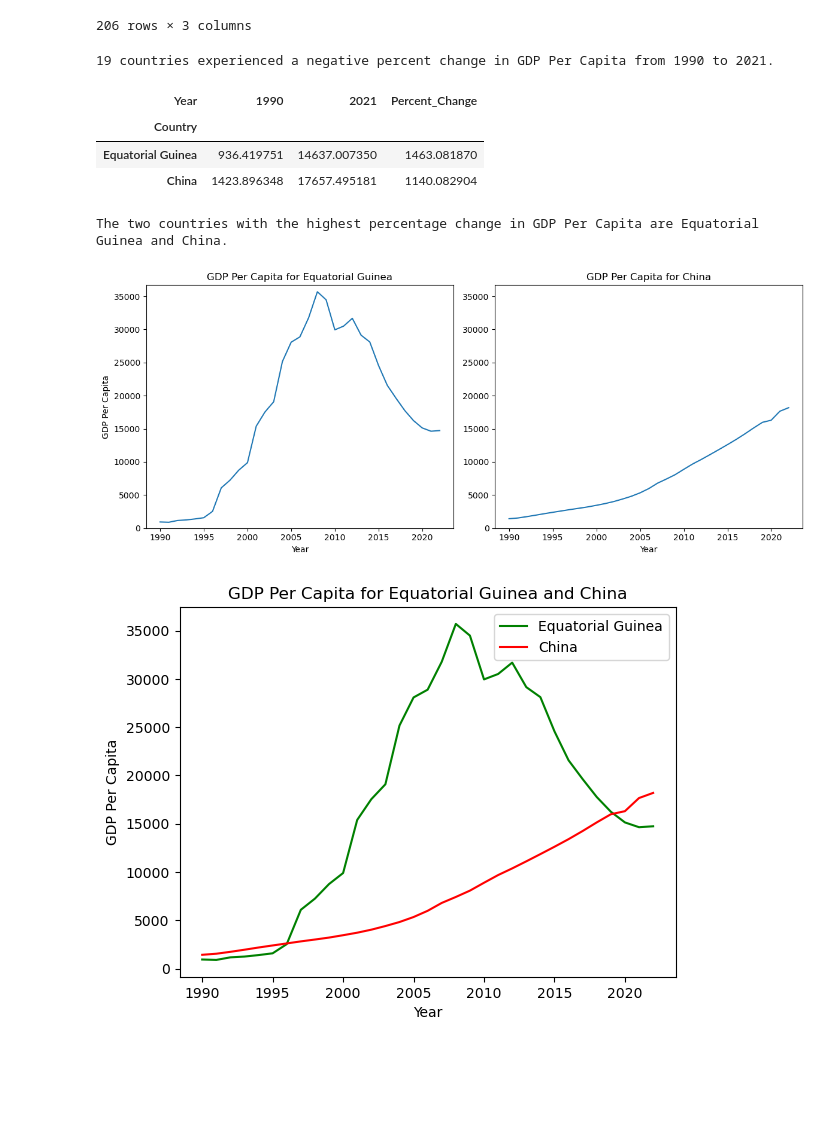
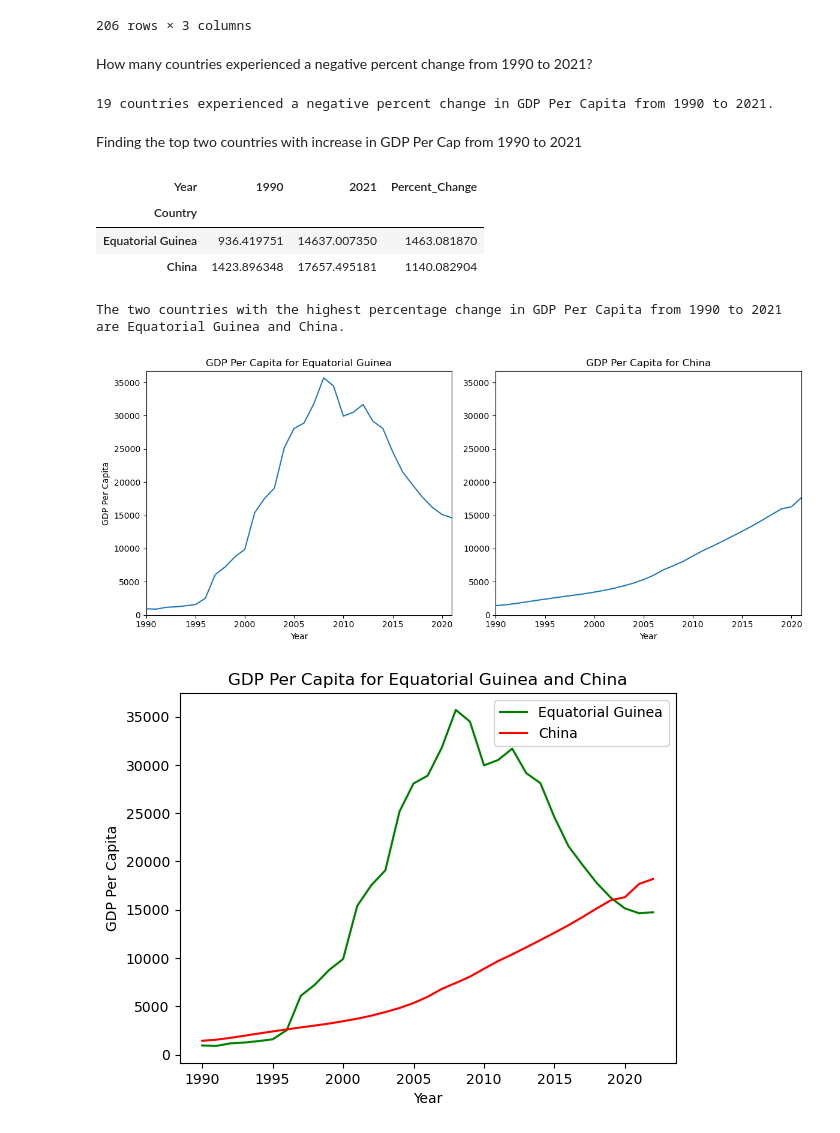
Before and after one commit to nss-data-science-cohort-8/un-exploration-alexanderjireland, a Jupyter notebook: notebooks/UN_Data_Exploration.ipynb, the cells around one changed output. Drawn from its saved outputs; the diff is of its cells as text; code cells hidden in the pictures; blank space fills up the shorter version.

```diff
--- a/notebooks/UN_Data_Exploration.ipynb
+++ b/notebooks/UN_Data_Exploration.ipynb
@@ -204,4 +209,6 @@ gdp_pivoted
 | Zambia | 2290.039226 | 3236.788981 | 41.342076 |
 | Zimbabwe | 2704.757299 | 2115.144555 | -21.799100 |
 206 rows × 3 columns
+# %% [markdown]
+How many countries experienced a negative percent change from 1990 to 2021?
 # %%
@@ -211,4 +217,6 @@ num_countries_gdp_neg_change = gdp_pivoted_neg_change['Percent_Change'].count()
 print(f'{num_countries_gdp_neg_change} countries experienced a negative percent change in GDP Per Capita from {first_year} to {final_year}.')
 # %% [output]
 19 countries experienced a negative percent change in GDP Per Capita from 1990 to 2021.
+# %% [markdown]
+Finding the top two countries with increase in GDP Per Cap from 1990 to 2021
 # %%
@@ -224,30 +231,32 @@ gdp_pivoted_pos_change.iloc[:2]
 # %%
 highest_percent_change_country=gdp_pivoted_pos_change.index[0]
 second_highest_percent_change_country=gdp_pivoted_pos_change.index[1]
 highest_pct_df = gdp_df[gdp_df['Country']==highest_percent_change_country]
 second_highest_pct_df = gdp_df[gdp_df['Country']==second_highest_percent_change_country]
-print(f'The two countries with the highest percentage change in GDP Per Capita are {highest_percent_change_country} and {second_highest_percent_change_country}.')
+print(f'The two countries with the highest percentage change in GDP Per Capita from {first_year} to {final_year} are {highest_percent_change_country} and {second_highest_percent_change_country}.')
 
 fig, axes = plt.subplots(1, 2, figsize=(12, 5))
 y_min = 0
 y_max = max(highest_pct_df['GDP_Per_Capita'].max(), second_highest_pct_df['GDP_Per_Capita'].max()) + 1000
 
 axes[0].plot(highest_pct_df['Year'], highest_pct_df['GDP_Per_Capita'])
 axes[0].set_title(f'GDP Per Capita for {highest_percent_change_country}')
 axes[0].set_xlabel('Year')
 axes[0].set_ylabel('GDP Per Capita')
 axes[0].set_ylim(y_min, y_max)
+axes[0].set_xlim(first_year, final_year)
 
 axes[1].plot(second_highest_pct_df['Year'], second_highest_pct_df['GDP_Per_Capita'])
 axes[1].set_title('GDP Per Capita for ' + second_highest_percent_change_country)
 axes[1].set_xlabel('Year')
 #axes[1].set_ylabel('GDP Per Capita')
 axes[1].set_ylim(y_min, y_max)
+axes[1].set_xlim(first_year, final_year)
 plt.tight_layout()
 plt.show()
 # %% [output]
-The two countries with the highest percentage change in GDP Per Capita are Equatorial Guinea and China.
+The two countries with the highest percentage change in GDP Per Capita from 1990 to 2021 are Equatorial Guinea and China.
-[figure, old version]
+[figure, new version]
 # %%
 plt.plot(highest_pct_df['Year'], highest_pct_df['GDP_Per_Capita'], color='Green', label=highest_percent_change_country)
 plt.plot(second_highest_pct_df['Year'], second_highest_pct_df['GDP_Per_Capita'], color='Red', label=second_highest_percent_change_country)
```
Also changed, not shown: parts of 71 cells of this notebook.
